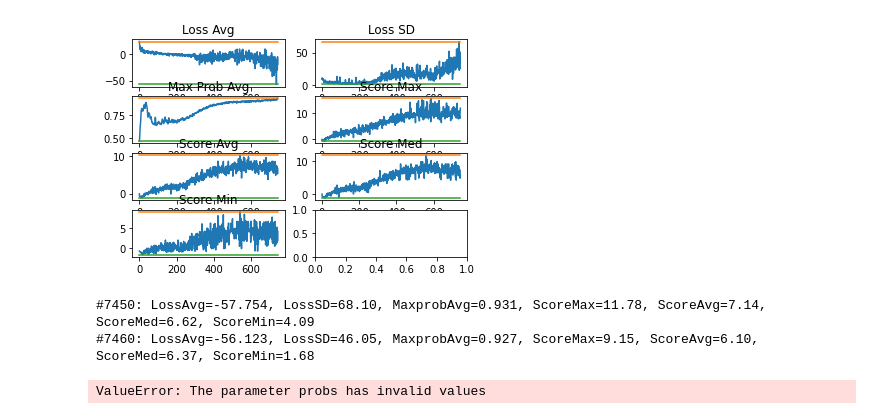
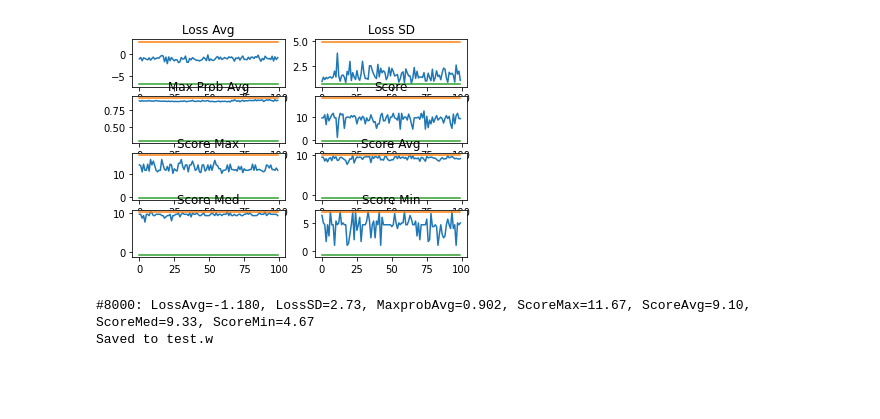
Before and after one commit to wolfrev0/A2C, a Jupyter notebook: snake.ipynb, the cells around one changed output. Cells and saved outputs as stored; diff of their text form; code cells hidden in the pictures; blank space fills up the shorter version.

```diff
--- a/snake.ipynb
+++ b/snake.ipynb
@@ -21,7 +21,7 @@ from util import state2input
 class ChartWindow:
     def __init__(self,name):
         self.name=name
-        self.data=deque(maxlen=1000)
+        self.data=deque(maxlen=100)
         self.maxval=-9999
         self.minval=9999
     def add(self,x):
@@ -36,13 +36,13 @@ class ChartWindow:
 # %%
 #Train Parameters
 
-BATCH_SIZE = 128
+BATCH_SIZE = 256
 DISC_RATIO=0.93
 GRADCLIP_NORM=10
 L2_DECAY=0
 LEARNING_RATE=1e-5
-STAT_DISPLAY_FREQ = 10
-SAVE_TEMP_FREQ = 50
+STAT_DISPLAY_FREQ = 20
+SAVE_TEMP_FREQ = 100
 # %%
 import time as timelib
 from PIL import Image
@@ -86,12 +86,12 @@ def render(state,sleep_time=0,clear=True):
     return tensor_image
 # %%
 net_from = input('load network from(esc to new network)')
-net_to = input('save network to') or "test.w"
+net_to = input('save network to') or "test.pt"
 
 print("CUDA: ",CUDA_AVAILABLE)
 net=SnakeNet().cuda() if CUDA_AVAILABLE else SnakeNet()
 if net_from!='':
-    net.load_state_dict(tc.load('./netw.pt'))
+    net.load_state_dict(tc.load(net_from))
 net.train()
 
 opter=opt.Adam(net.parameters(),lr=LEARNING_RATE,weight_decay=L2_DECAY,eps=1e-4)
@@ -122,12 +122,13 @@ def train(bat):
     nn.utils.clip_grad_norm_(net.parameters(),GRADCLIP_NORM)
     opter.step()
 
-    losses.append(float(loss.mean()))
+    losses.append(float(loss))
 
 train_i=0
 chart_lossavg=ChartWindow('Loss Avg')
 chart_losssd=ChartWindow('Loss SD')
 chart_maxprobavg=ChartWindow('Max Prob Avg')
+chart_score=ChartWindow('Score')
 chart_scoremax=ChartWindow('Score Max')
 chart_scoreavg=ChartWindow('Score Avg')
 chart_scoremed=ChartWindow('Score Med')
@@ -142,10 +143,11 @@ def tmpsave():
     chart_lossavg.draw(ax1[0])
     chart_losssd.draw(ax1[1])
     chart_maxprobavg.draw(ax2[0])
-    chart_scoremax.draw(ax2[1])
-    chart_scoreavg.draw(ax3[0])
-    chart_scoremed.draw(ax3[1])
-    chart_scoremin.draw(ax4[0])
+    chart_score.draw(ax2[1])
+    chart_scoremax.draw(ax3[0])
+    chart_scoreavg.draw(ax3[1])
+    chart_scoremed.draw(ax4[0])
+    chart_scoremin.draw(ax4[1])
     plt.show()
 
 def showinfo():
@@ -165,6 +167,8 @@ def showinfo():
     chart_scoreavg.add(scoreavg)
     chart_scoremed.add(scoremed)
     chart_scoremin.add(scoremin)
+    for i in scores:
+        chart_score.add(i)
     print(lossavg,losssd,maxprobavg,scoremax,scoreavg,scoremed,scoremin,file=f)
 
 
@@ -172,37 +176,36 @@ envs = [Env(True) for _ in range(BATCH_SIZE)]
 try:
     while True:
         train_i+=1
         batch = []
         for env in envs:
             s1=env.state
             if not s1 or s1['done']:
                 scores.append(env.score)
                 s1=env.reset()
             # if env==envs[0]:
             #     print(env.score)
             #     render(s1,0,True)
             pol = F.softmax(net.calcpol(tc.tensor(state2input(s1)).to(DEVICE)),dim=1)
             probmaxs.append(float(tc.max(pol)))
             a = tcdist.Categorical(pol).sample().item()
             s2,rwd=env.step(a)
             batch.append((s1,a,rwd,s2))
         train(batch)
         if train_i%SAVE_TEMP_FREQ==0:
             tmpsave()
         if train_i%STAT_DISPLAY_FREQ==0:
             showinfo()
             losses=[]
             probmaxs=[]
             scores=[]
 except KeyboardInterrupt:
     tc.save(net.state_dict(),net_to)
     print("Saved to",net_to)
 f.close()
 # %% [output]
-[figure, old version]
+[figure, new version]
-#7450: LossAvg=-57.754, LossSD=68.10, MaxprobAvg=0.931, ScoreMax=11.78, ScoreAvg=7.14, ScoreMed=6.62, ScoreMin=4.09
-#7460: LossAvg=-56.123, LossSD=46.05, MaxprobAvg=0.927, ScoreMax=9.15, ScoreAvg=6.10, ScoreMed=6.37, ScoreMin=1.68
+#8000: LossAvg=-1.180, LossSD=2.73, MaxprobAvg=0.902, ScoreMax=11.67, ScoreAvg=9.10, ScoreMed=9.33, ScoreMin=4.67
+Saved to test.w
-ValueError: The parameter probs has invalid values
 # %%
 %debug
 # %%
```
Also changed, not shown: parts of 1 cell of this notebook, 2 other files.
